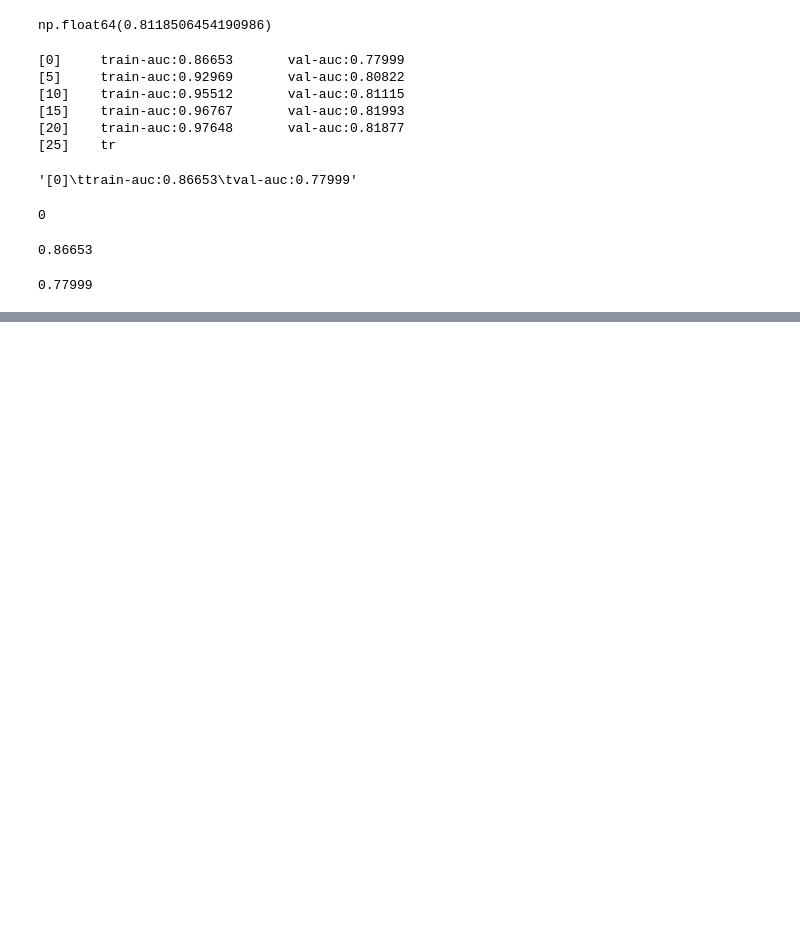
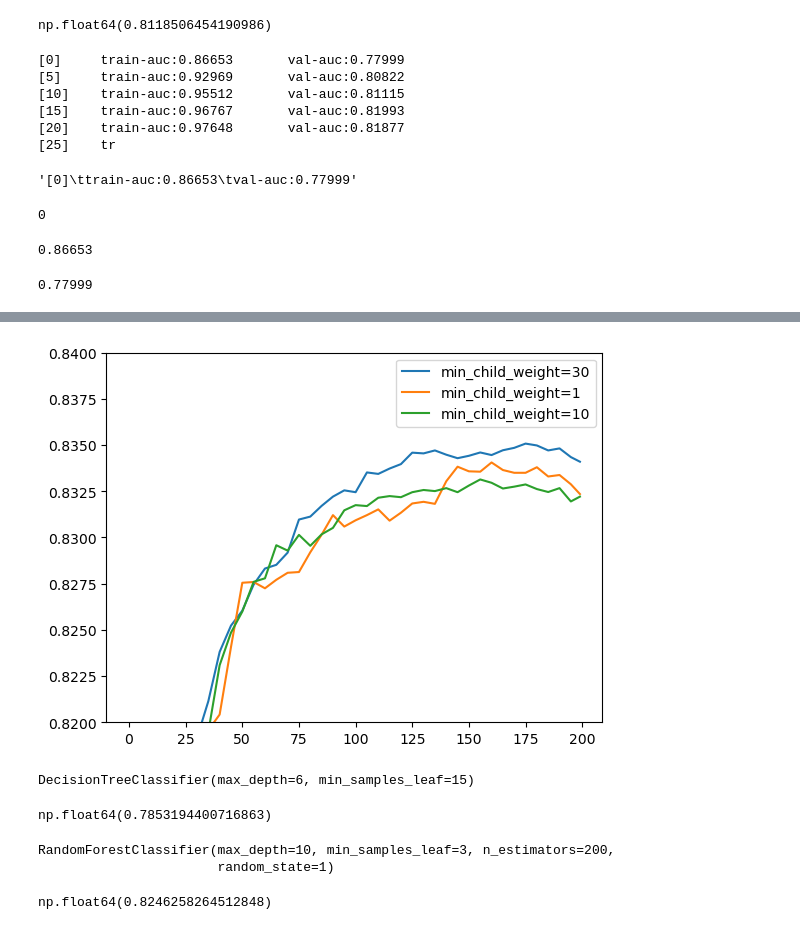
Before and after one commit to shall-it/machine-learning-zoomcamp, a Jupyter notebook: 06-trees/06-trees-live.ipynb, the cells around one changed output, grey strips where cells are left out. Drawn from its saved outputs; the diff is of its cells as text; code cells hidden in the pictures; blank space fills up the shorter version.

```diff
--- a/06-trees/06-trees-live.ipynb
+++ b/06-trees/06-trees-live.ipynb
@@ -929,0 +970,22 @@ plt.show()
+# %%
+scores = {}
+# %%
+
+%%capture output
+
+xgb_params = {
+    'eta': 0.1,
+    'max_depth': 3,
+    'min_child_weight': 10,
+
+    'objective': 'binary:logistic',
+    'eval_metric': 'auc',
+
+    'nthread': 8,
+    'seed': 1,
+    'verbosity': 1,
+}
+
+model = xgb.train(xgb_params, dtrain, num_boost_round=200,
+                  verbose_eval=5,
+                  evals=watchlist)
@@ -929,0 +998,9 @@ plt.show()
+# %%
+for min_child_weight, df_score in scores.items():
+    plt.plot(df_score.num_iter, df_score.val_auc, label=min_child_weight)
+
+plt.ylim(0.82, 0.84)
+plt.legend()
+plt.show()
+# %% [output]
+[figure, added]
@@ -929,0 +1022,24 @@ plt.show()
+# %%
+dt = DecisionTreeClassifier(max_depth=6, min_samples_leaf=15)
+dt.fit(X_train, y_train)
+# %% [output]
+DecisionTreeClassifier(max_depth=6, min_samples_leaf=15)
+# %%
+y_pred = dt.predict_proba(X_val)[:, 1]
+roc_auc_score(y_val, y_pred)
+# %% [output]
+np.float64(0.7853194400716863)
+# %%
+rf = RandomForestClassifier(n_estimators=200,
+                            max_depth=10,
+                            min_samples_leaf=3,
+                            random_state=1)
+rf.fit(X_train, y_train)
+# %% [output]
+RandomForestClassifier(max_depth=10, min_samples_leaf=3, n_estimators=200,
+                       random_state=1)
+# %%
+y_pred = rf.predict_proba(X_val)[:, 1]
+roc_auc_score(y_val, y_pred)
+# %% [output]
+np.float64(0.8246258264512848)
```
Also changed, not shown: parts of 31 cells of this notebook.
